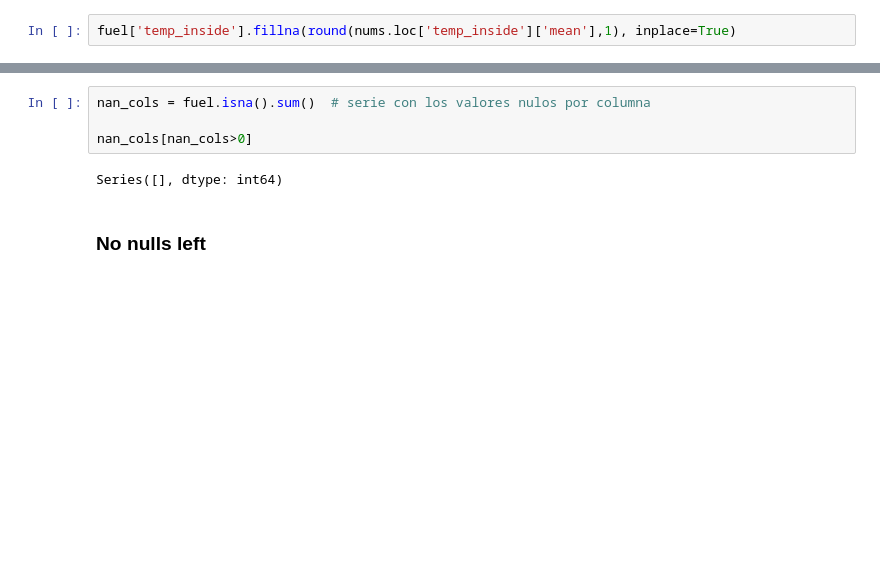
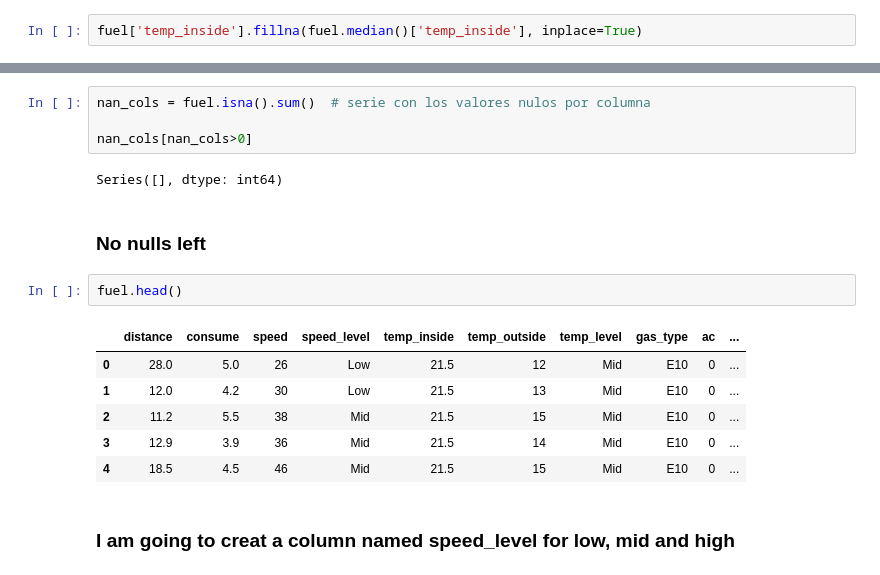
Before and after one commit to ironhack-edu/technical_challenge_DA, a Jupyter notebook: MyCode/Data_cleaning.ipynb, the cells around one changed output, grey strips where cells are left out. Saved outputs shown, nothing was run; the diff lists cells and outputs as text; blank space fills up the shorter version.

```diff
--- a/MyCode/Data_cleaning.ipynb
+++ b/MyCode/Data_cleaning.ipynb
@@ -346,5 +342,5 @@ round(nums.loc['temp_inside']['mean'],1)
 # %%
-fuel['temp_inside'].fillna(round(nums.loc['temp_inside']['mean'],1), inplace=True)
+fuel['temp_inside'].fillna(fuel.median()['temp_inside'], inplace=True)
 # %% [markdown]
 ### Check Nulls
 # %%
@@ -355,3 +351,14 @@ nan_cols[nan_cols>0]
 Series([], dtype: int64)
 # %% [markdown]
 ### No nulls left
+# %%
+fuel.head()
+# %% [output]
+|  | distance | consume | speed | speed_level | temp_inside | temp_outside | temp_level | gas_type | ac | ... |
+| 0 | 28.0 | 5.0 | 26 | Low | 21.5 | 12 | Mid | E10 | 0 | ... |
+| 1 | 12.0 | 4.2 | 30 | Low | 21.5 | 13 | Mid | E10 | 0 | ... |
+| 2 | 11.2 | 5.5 | 38 | Mid | 21.5 | 15 | Mid | E10 | 0 | ... |
+| 3 | 12.9 | 3.9 | 36 | Mid | 21.5 | 14 | Mid | E10 | 0 | ... |
+| 4 | 18.5 | 4.5 | 46 | Mid | 21.5 | 15 | Mid | E10 | 0 | ... |
+# %% [markdown]
+### I am going to creat a column named speed_level for low, mid and high
```
Also changed, not shown: parts of 10 cells of this notebook, 2 other files.
